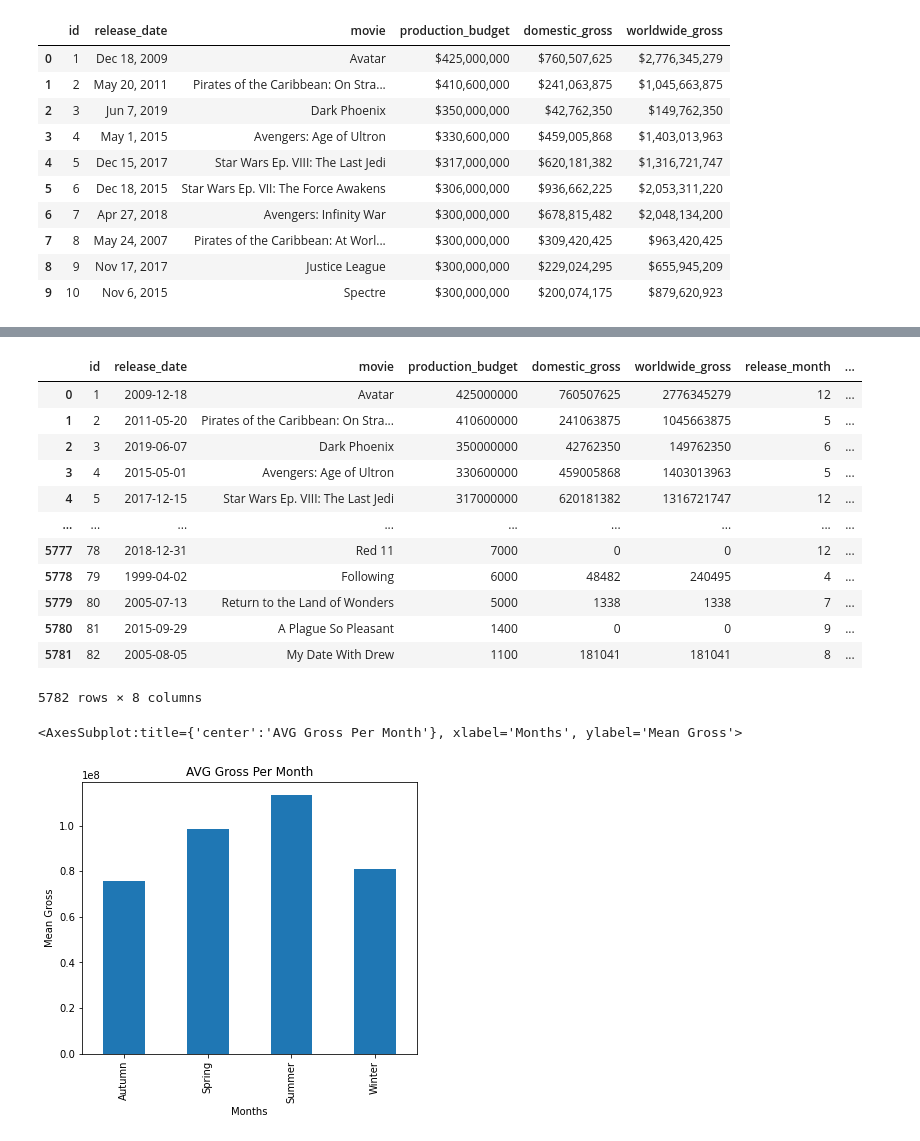
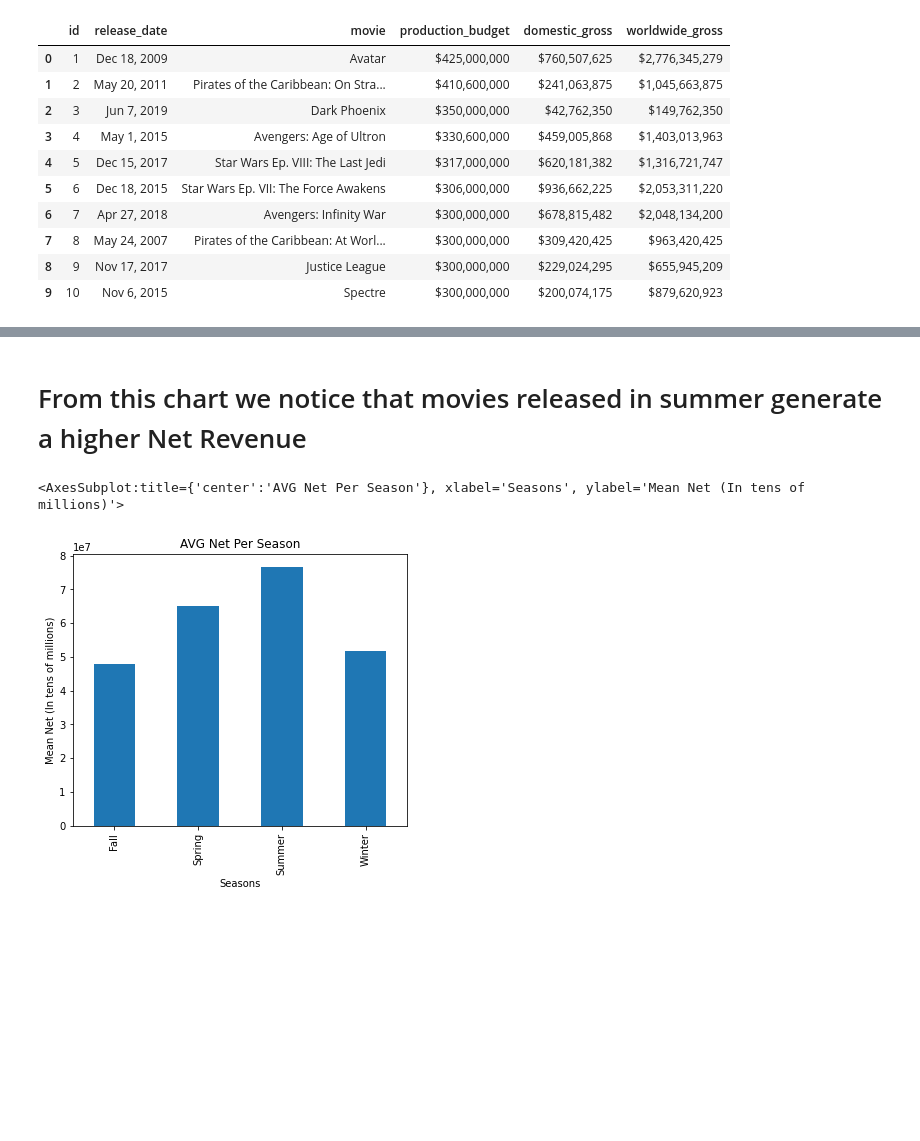
Before and after one commit to ndsecond/capstone-pod-7, a Jupyter notebook: notebooks/nuri-dir/Nuri.ipynb, the cells around one changed output, grey strips where cells are left out. Cells and saved outputs as stored; diff of their text form; code cells hidden in the pictures; blank space fills up the shorter version.

```diff
--- a/notebooks/nuri-dir/Nuri.ipynb
+++ b/notebooks/nuri-dir/Nuri.ipynb
@@ -69,34 +90,21 @@ by_month.plot(kind='bar', title='AVG Gross Per Month', ylabel='Mean Gross',
-# %%
-tn_budgets["release_season"] = tn_budgets["release_date"].dt.quarter
-tn_budgets
-# %% [output]
-|  | id | release_date | movie | production_budget | domestic_gross | worldwide_gross | release_month | ... |
-| 0 | 1 | 2009-12-18 | Avatar | 425000000 | 760507625 | 2776345279 | 12 | ... |
-| 1 | 2 | 2011-05-20 | Pirates of the Caribbean: On Stra... | 410600000 | 241063875 | 1045663875 | 5 | ... |
-| 2 | 3 | 2019-06-07 | Dark Phoenix | 350000000 | 42762350 | 149762350 | 6 | ... |
-| 3 | 4 | 2015-05-01 | Avengers: Age of Ultron | 330600000 | 459005868 | 1403013963 | 5 | ... |
-| 4 | 5 | 2017-12-15 | Star Wars Ep. VIII: The Last Jedi | 317000000 | 620181382 | 1316721747 | 12 | ... |
-| ... | ... | ... | ... | ... | ... | ... | ... | ... |
-| 5777 | 78 | 2018-12-31 | Red 11 | 7000 | 0 | 0 | 12 | ... |
-| 5778 | 79 | 1999-04-02 | Following | 6000 | 48482 | 240495 | 4 | ... |
-| 5779 | 80 | 2005-07-13 | Return to the Land of Wonders | 5000 | 1338 | 1338 | 7 | ... |
-| 5780 | 81 | 2015-09-29 | A Plague So Pleasant | 1400 | 0 | 0 | 9 | ... |
-| 5781 | 82 | 2005-08-05 | My Date With Drew | 1100 | 181041 | 181041 | 8 | ... |
-5782 rows × 8 columns
+# %% [markdown]
+# From this chart we notice that movies released in summer generate a higher Net Revenue
 # %%
+# Create dictionary to assign month to season to properly evaluate the data
 season_month = {
             12:'Winter', 1:'Winter', 2:'Winter',
             3:'Spring', 4:'Spring', 5:'Spring',
             6:'Summer', 7:'Summer', 8:'Summer',
-            9:'Autumn', 10:'Autumn', 11:'Autumn'}
+            9:'Fall', 10:'Fall', 11:'Fall'}
 
-
+# map through data and create new column with movie release season
 tn_budgets['release_season'] = tn_budgets["release_month"].map(season_month)
-by_season = tn_budgets.groupby("release_season")["worldwide_gross"].mean()
+by_season = tn_budgets.groupby("release_season")["Net Revenue"].mean()
-# %%
-by_season.plot(kind='bar', title='AVG Gross Per Month', ylabel='Mean Gross',
-         xlabel='Months', figsize=(6, 5))
-# %% [output]
-<AxesSubplot:title={'center':'AVG Gross Per Month'}, xlabel='Months', ylabel='Mean Gross'>
-[figure, removed]
+# %%
+# map out the by_season variable that allows us to evaluate average net revenue by season
+by_season.plot(kind='bar', title='AVG Net Per Season', ylabel='Mean Net (In tens of millions)',
+         xlabel='Seasons', figsize=(6, 5))
+# %% [output]
+<AxesSubplot:title={'center':'AVG Net Per Season'}, xlabel='Seasons', ylabel='Mean Net (In tens of millions)'>
+[figure, added]
 # %%
```
Also changed, not shown: parts of 14 cells of this notebook.
